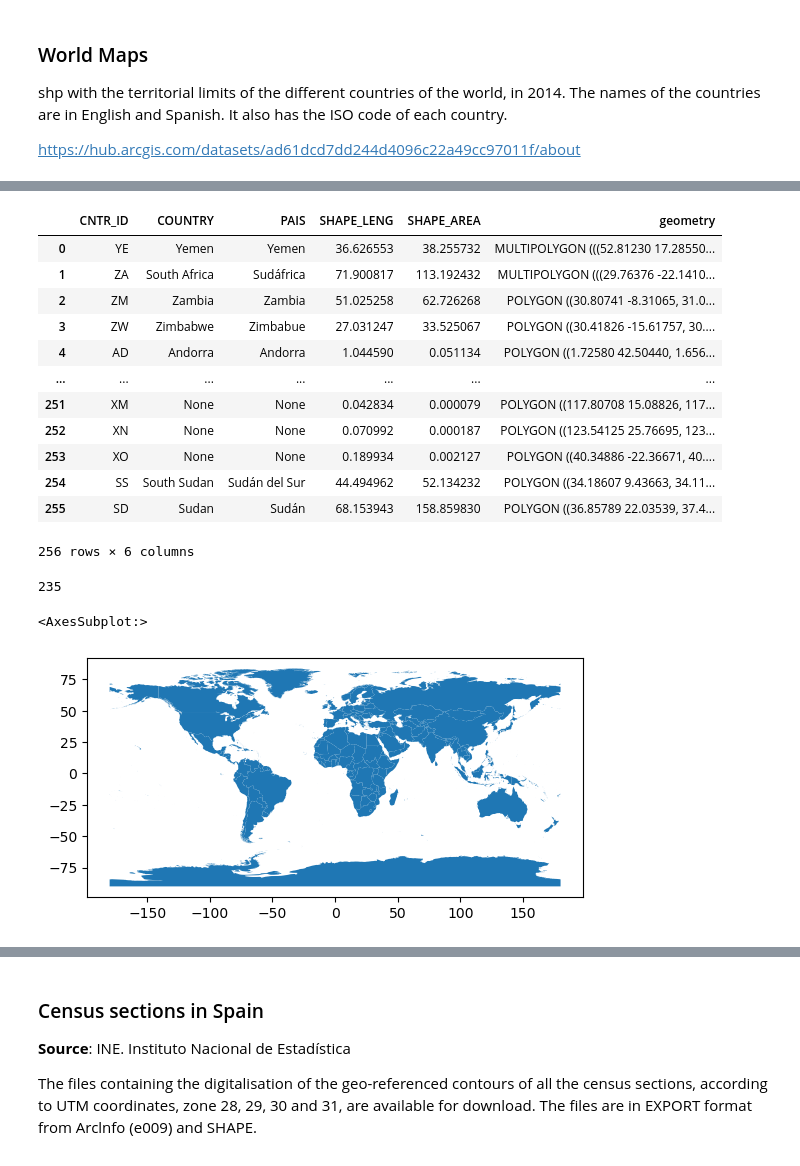
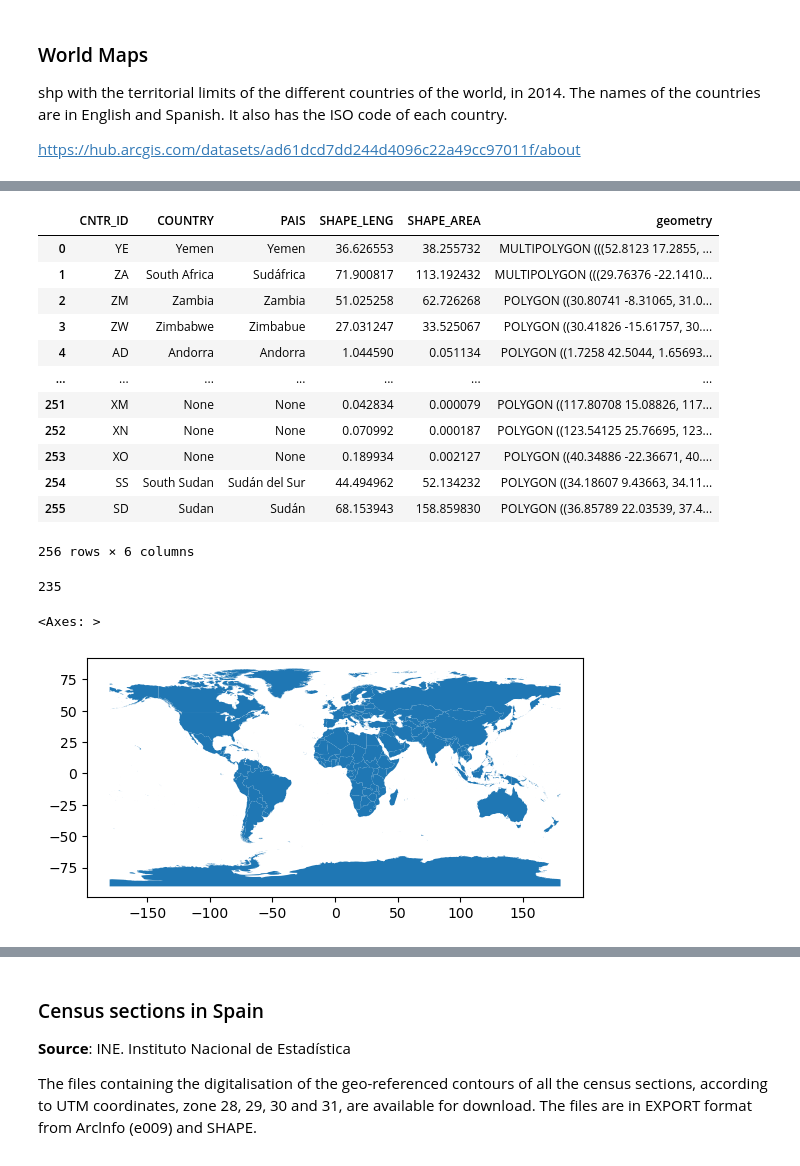
Before and after one commit to mateorzan/sistemas-bigdata-2024, a Jupyter notebook: data_sources/05_read_formats-exercise-5-solution.ipynb, the cells around one changed output, grey strips where cells are left out. Drawn from its saved outputs; the diff is of its cells as text; code cells hidden in the pictures.

```diff
--- a/data_sources/05_read_formats-exercise-5-solution.ipynb
+++ b/data_sources/05_read_formats-exercise-5-solution.ipynb
@@ -138,14 +136,14 @@ ModuleNotFoundError: No module named 'geopandas'
 # %%
 # Load de countries dataset
-paises = gpd.read_file('../datasets/shp_mapa_paises_mundo_2014/Mapa_paises_mundo.shp')
+paises = gpd.read_file('/home/bigdata/sistemas-bigdata-2024/shp_mapa_paises_mundo_2014/Mapa_paises_mundo.shp')
 paises
 # %% [output]
 |  | CNTR_ID | COUNTRY | PAIS | SHAPE_LENG | SHAPE_AREA | geometry |
-| 0 | YE | Yemen | Yemen | 36.626553 | 38.255732 | MULTIPOLYGON (((52.81230 17.28550... |
+| 0 | YE | Yemen | Yemen | 36.626553 | 38.255732 | MULTIPOLYGON (((52.8123 17.2855, ... |
 | 1 | ZA | South Africa | Sudáfrica | 71.900817 | 113.192432 | MULTIPOLYGON (((29.76376 -22.1410... |
 | 2 | ZM | Zambia | Zambia | 51.025258 | 62.726268 | POLYGON ((30.80741 -8.31065, 31.0... |
 | 3 | ZW | Zimbabwe | Zimbabue | 27.031247 | 33.525067 | POLYGON ((30.41826 -15.61757, 30.... |
-| 4 | AD | Andorra | Andorra | 1.044590 | 0.051134 | POLYGON ((1.72580 42.50440, 1.656... |
+| 4 | AD | Andorra | Andorra | 1.044590 | 0.051134 | POLYGON ((1.7258 42.5044, 1.65693... |
 | ... | ... | ... | ... | ... | ... | ... |
 | 251 | XM | None | None | 0.042834 | 0.000079 | POLYGON ((117.80708 15.08826, 117... |
 | 252 | XN | None | None | 0.070992 | 0.000187 | POLYGON ((123.54125 25.76695, 123... |
@@ -162,7 +160,7 @@ len(paises.PAIS.unique())
 # Draw the world
 paises.plot()
 # %% [output]
-<AxesSubplot:>
+<Axes: >
 [figure]
 # %%
 # Draw Spain
```
Also changed, not shown: parts of 5 cells of this notebook, 11 other files.
